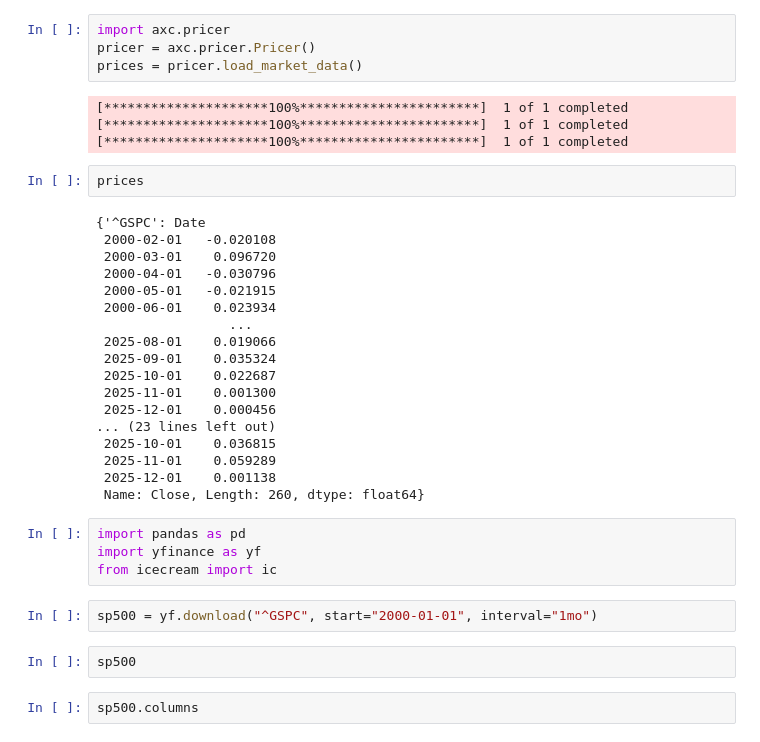
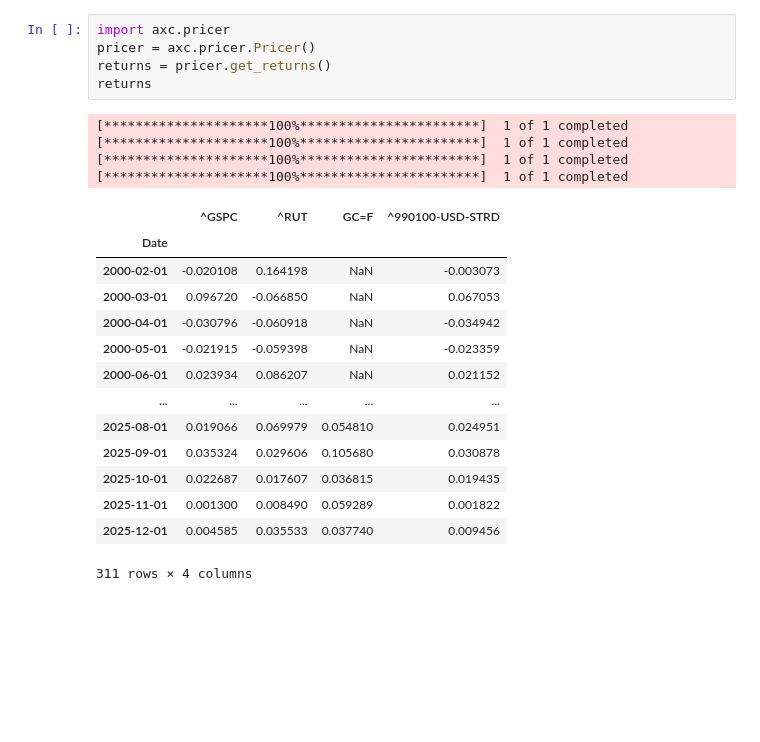
Before and after one commit to accelerate-protocol/axc-backtesting, a Jupyter notebook: notebooks/pricing.ipynb, the cells around one changed output. Saved outputs shown, nothing was run; the diff lists cells and outputs as text; blank space fills up the shorter version.

```diff
--- a/notebooks/pricing.ipynb
+++ b/notebooks/pricing.ipynb
@@ -1,38 +1,24 @@
 # %%
 import axc.pricer
 pricer = axc.pricer.Pricer()
-prices = pricer.load_market_data()
+returns = pricer.get_returns()
+returns
 # %% [output]
 [*********************100%***********************]  1 of 1 completed
 [*********************100%***********************]  1 of 1 completed
 [*********************100%***********************]  1 of 1 completed
+[*********************100%***********************]  1 of 1 completed
+|  | ^GSPC | ^RUT | GC=F | ^990100-USD-STRD |
+| Date |  |  |  |  |
+| 2000-02-01 | -0.020108 | 0.164198 | NaN | -0.003073 |
+| 2000-03-01 | 0.096720 | -0.066850 | NaN | 0.067053 |
+| 2000-04-01 | -0.030796 | -0.060918 | NaN | -0.034942 |
+| 2000-05-01 | -0.021915 | -0.059398 | NaN | -0.023359 |
+| 2000-06-01 | 0.023934 | 0.086207 | NaN | 0.021152 |
+| ... | ... | ... | ... | ... |
+| 2025-08-01 | 0.019066 | 0.069979 | 0.054810 | 0.024951 |
+| 2025-09-01 | 0.035324 | 0.029606 | 0.105680 | 0.030878 |
+| 2025-10-01 | 0.022687 | 0.017607 | 0.036815 | 0.019435 |
+| 2025-11-01 | 0.001300 | 0.008490 | 0.059289 | 0.001822 |
+| 2025-12-01 | 0.004585 | 0.035533 | 0.037740 | 0.009456 |
+311 rows × 4 columns
-# %%
-prices
-# %% [output]
-{'^GSPC': Date
- 2000-02-01   -0.020108
- 2000-03-01    0.096720
- 2000-04-01   -0.030796
- 2000-05-01   -0.021915
- 2000-06-01    0.023934
-                 ...
- 2025-08-01    0.019066
- 2025-09-01    0.035324
- 2025-10-01    0.022687
- 2025-11-01    0.001300
- 2025-12-01    0.000456
-... (23 lines left out)
- 2025-10-01    0.036815
- 2025-11-01    0.059289
- 2025-12-01    0.001138
- Name: Close, Length: 260, dtype: float64}
-# %%
-import pandas as pd
-import yfinance as yf
-from icecream import ic
-# %%
-sp500 = yf.download("^GSPC", start="2000-01-01", interval="1mo")
-# %%
-sp500
-# %%
-sp500.columns
```
Also changed, not shown: parts of 10 cells of this notebook, 2 other files.
